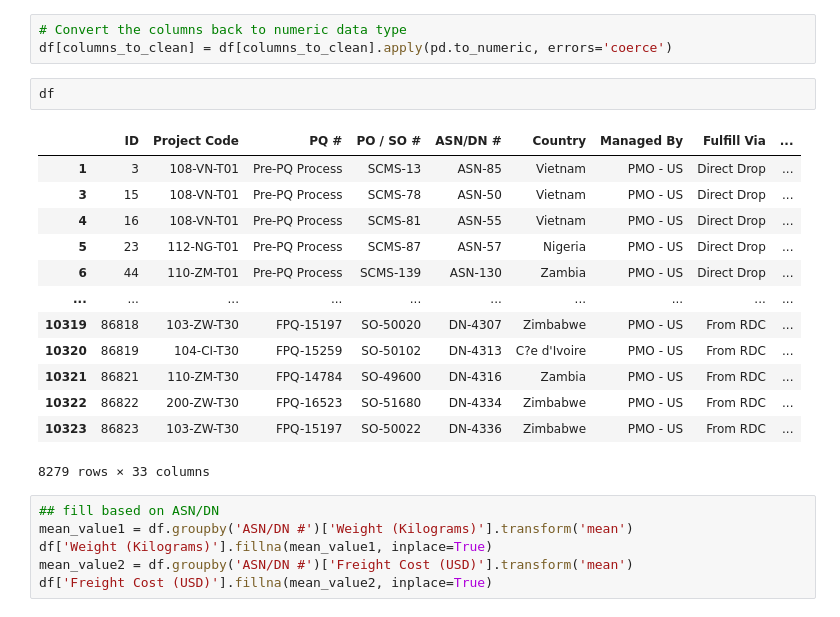
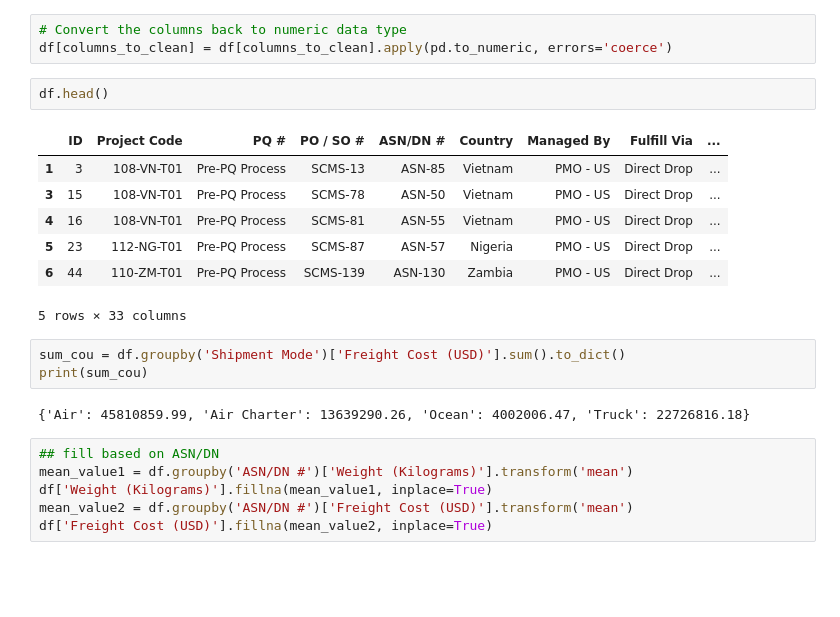
Before and after one commit to adarsh-gowda/scm_project, a Jupyter notebook: notebook/EDA.ipynb, the cells around one changed output. Drawn from its saved outputs; the diff is of its cells as text; blank space fills up the shorter version.

```diff
--- a/notebook/EDA.ipynb
+++ b/notebook/EDA.ipynb
@@ -193,21 +193,20 @@ for column in columns_to_clean:
 # Convert the columns back to numeric data type
 df[columns_to_clean] = df[columns_to_clean].apply(pd.to_numeric, errors='coerce')
 # %%
-df
+df.head()
 # %% [output]
 |  | ID | Project Code | PQ # | PO / SO # | ASN/DN # | Country | Managed By | Fulfill Via | ... |
 | 1 | 3 | 108-VN-T01 | Pre-PQ Process | SCMS-13 | ASN-85 | Vietnam | PMO - US | Direct Drop | ... |
 | 3 | 15 | 108-VN-T01 | Pre-PQ Process | SCMS-78 | ASN-50 | Vietnam | PMO - US | Direct Drop | ... |
 | 4 | 16 | 108-VN-T01 | Pre-PQ Process | SCMS-81 | ASN-55 | Vietnam | PMO - US | Direct Drop | ... |
 | 5 | 23 | 112-NG-T01 | Pre-PQ Process | SCMS-87 | ASN-57 | Nigeria | PMO - US | Direct Drop | ... |
 | 6 | 44 | 110-ZM-T01 | Pre-PQ Process | SCMS-139 | ASN-130 | Zambia | PMO - US | Direct Drop | ... |
-| ... | ... | ... | ... | ... | ... | ... | ... | ... | ... |
-| 10319 | 86818 | 103-ZW-T30 | FPQ-15197 | SO-50020 | DN-4307 | Zimbabwe | PMO - US | From RDC | ... |
-| 10320 | 86819 | 104-CI-T30 | FPQ-15259 | SO-50102 | DN-4313 | C?e d'Ivoire | PMO - US | From RDC | ... |
-| 10321 | 86821 | 110-ZM-T30 | FPQ-14784 | SO-49600 | DN-4316 | Zambia | PMO - US | From RDC | ... |
-| 10322 | 86822 | 200-ZW-T30 | FPQ-16523 | SO-51680 | DN-4334 | Zimbabwe | PMO - US | From RDC | ... |
-| 10323 | 86823 | 103-ZW-T30 | FPQ-15197 | SO-50022 | DN-4336 | Zimbabwe | PMO - US | From RDC | ... |
-8279 rows × 33 columns
+5 rows × 33 columns
+# %%
+sum_cou = df.groupby('Shipment Mode')['Freight Cost (USD)'].sum().to_dict()
+print(sum_cou)
+# %% [output]
+{'Air': 45810859.99, 'Air Charter': 13639290.26, 'Ocean': 4002006.47, 'Truck': 22726816.18}
 # %%
 ## fill based on ASN/DN
 mean_value1 = df.groupby('ASN/DN #')['Weight (Kilograms)'].transform('mean')
```
Also changed, not shown: parts of 1 cell of this notebook, 1 other file.
